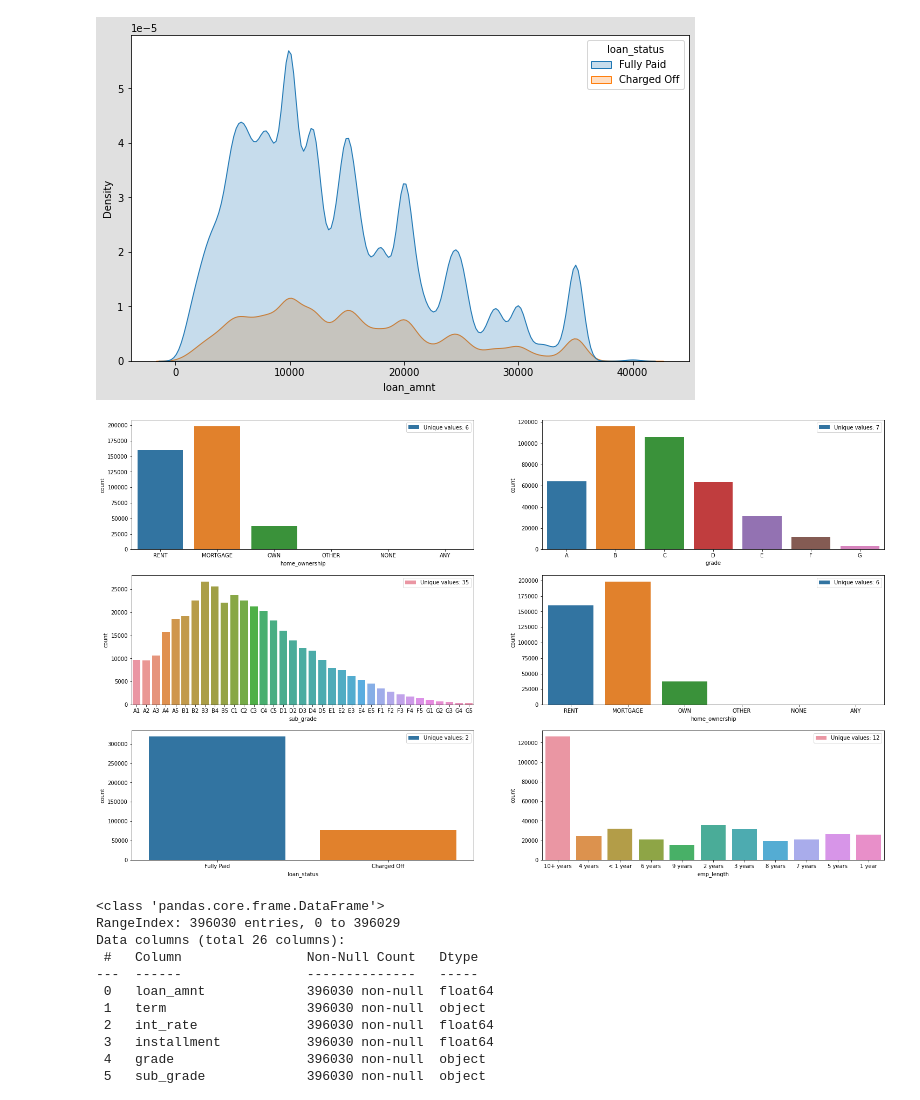
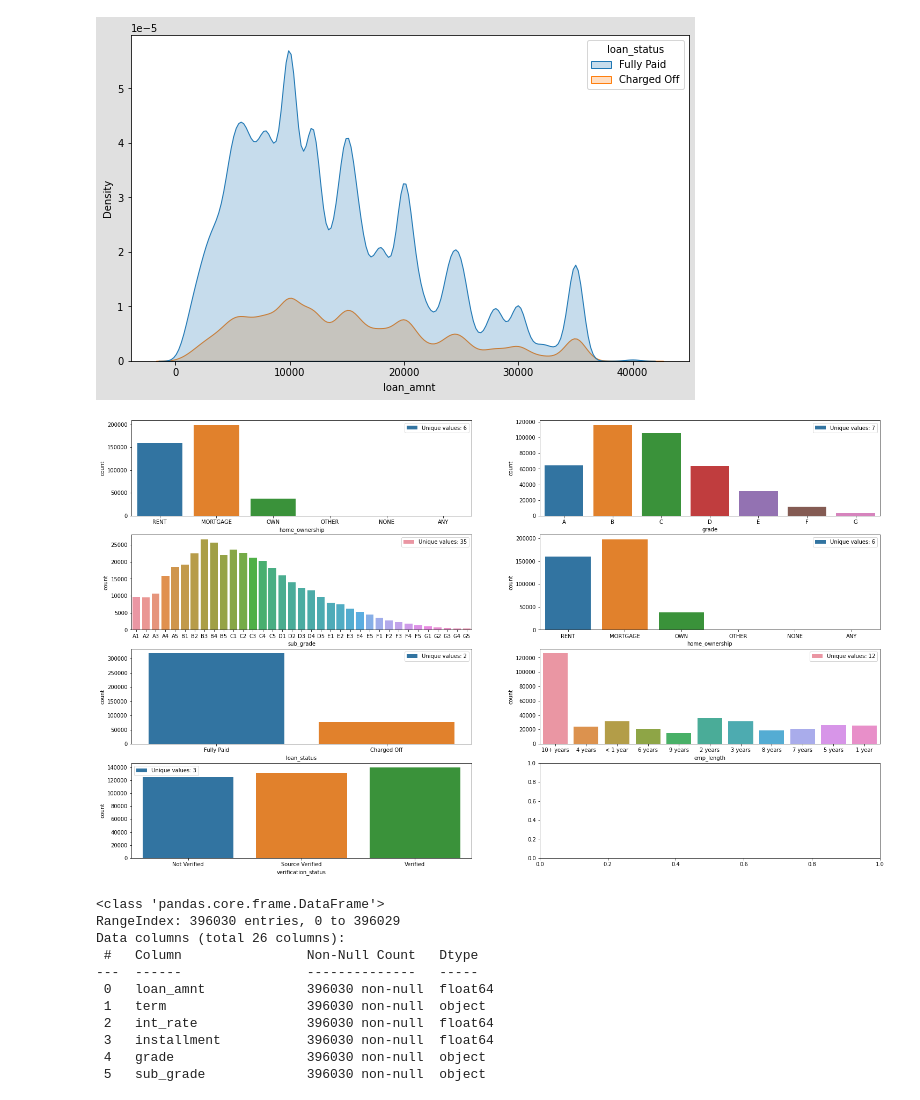
Before and after one commit to jatindera/MLProjects, a Jupyter notebook: Loan-Classifier.ipynb, the cells around one changed output. Drawn from its saved outputs; the diff is of its cells as text; code cells hidden in the pictures.

```diff
--- a/Loan-Classifier.ipynb
+++ b/Loan-Classifier.ipynb
@@ -207,41 +247,46 @@ plt.show()
 # %% [output]
 [figure]
 # %%
-fig, axs = plt.subplots(3, 2, figsize=(25, 15))
+fig, axs = plt.subplots(4, 2, figsize=(25, 15))
 
 sns.countplot(x='home_ownership', data=df, ax=axs[0,0])
 l = len(df["home_ownership"].unique())
 temp = f"Unique values: {l}"
 axs[0,0].legend([temp])
 
 sns.countplot(x='grade', order=sorted(df["grade"].unique()), data=df, ax=axs[0,1])
 l = len(df["grade"].unique())
 temp = f"Unique values: {l}"
 axs[0,1].legend([temp])
 
 sns.countplot(x='sub_grade', order=sorted(df["sub_grade"].unique()), data=df, ax=axs[1,0])
 l = len(df["sub_grade"].unique())
 temp = f"Unique values: {l}"
 axs[1,0].legend([temp])
 
 sns.countplot(x='home_ownership', data=df, ax=axs[1,1])
 l = len(df["home_ownership"].unique())
 temp = f"Unique values: {l}"
 axs[1,1].legend([temp])
 
 sns.countplot(x='loan_status', data=df, ax=axs[2,0])
 l = len(df["loan_status"].unique())
 temp = f"Unique values: {l}"
 axs[2,0].legend([temp])
 
 sns.countplot(x='emp_length', data=df, ax=axs[2,1])
 l = len(df["emp_length"].unique())
 temp = f"Unique values: {l}"
 axs[2,1].legend([temp])
 
+sns.countplot(x='verification_status', data=df, ax=axs[3,0])
+l = len(df["verification_status"].unique())
+temp = f"Unique values: {l}"
+axs[3,0].legend([temp])
+
 plt.show()
 # %% [output]
-[figure, old version]
+[figure, new version]
 # %%
 df.info()
 # %% [output]
```
Also changed, not shown: parts of 57 cells of this notebook.
